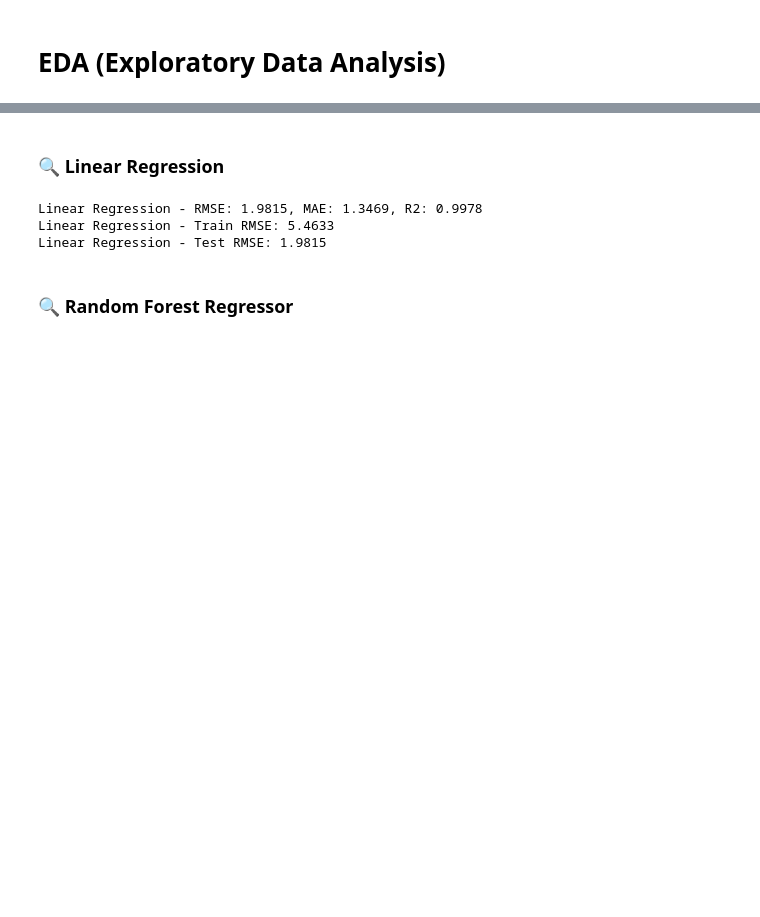
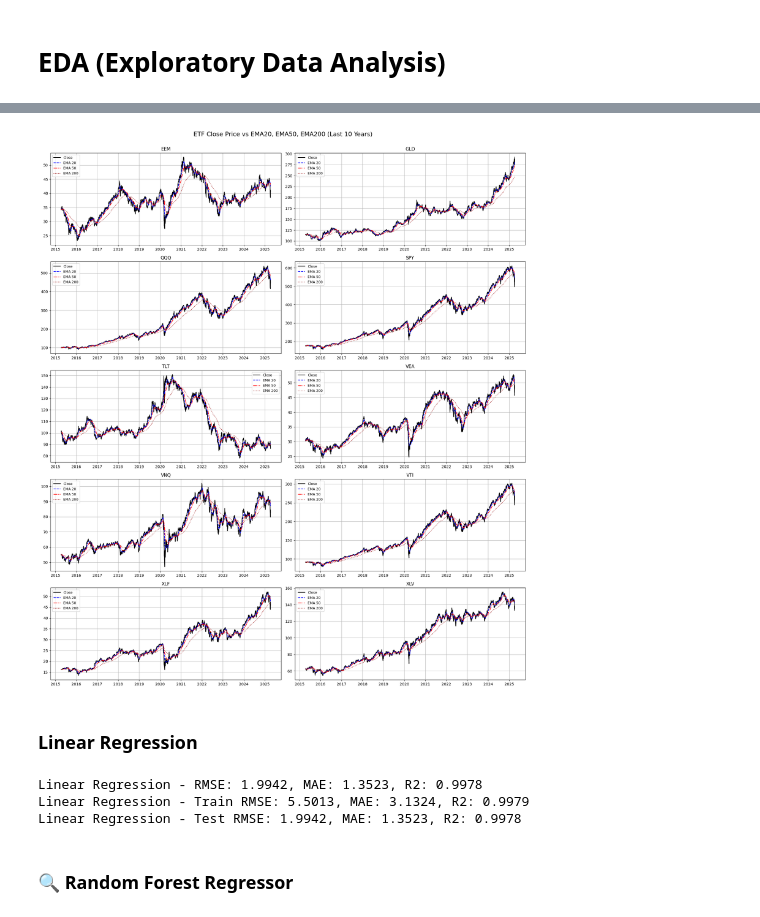
Before and after one commit to GIJOE1003/3103ETF, a Jupyter notebook: Notebook1_Future_Price_Prediction_03th_April.ipynb, the cells around one changed output, grey strips where cells are left out. Drawn from its saved outputs; the diff is of its cells as text; code cells hidden in the pictures; blank space fills up the shorter version.

```diff
--- a/Notebook1_Future_Price_Prediction_03th_April.ipynb
+++ b/Notebook1_Future_Price_Prediction_03th_April.ipynb
@@ -239,3 +239,37 @@ plt.show()
+# %%
+import matplotlib.dates as mdates
+
+df['Date'] = pd.to_datetime(df['Date'])
+end_date = df['Date'].max()
+start_date = end_date - pd.DateOffset(years=10)
+
+
+df_10yr = df[(df['Date'] >= start_date) & (df['Date'] <= end_date)]
+etfs = sorted(df_10yr['Ticker'].unique())
+
+fig, axs = plt.subplots(nrows=5, ncols=2, figsize=(18, 20), sharex=False)
+axs = axs.flatten()
+
+for i, ticker in enumerate(etfs):
+    ax = axs[i]
+    df_ticker = df_10yr[df_10yr['Ticker'] == ticker].sort_values('Date')
+
+    ax.plot(df_ticker['Date'], df_ticker['Close'], label='Close', color='black')
+    ax.plot(df_ticker['Date'], df_ticker['EMA20'], label='EMA 20',color='blue', linestyle='--')
+    ax.plot(df_ticker['Date'], df_ticker['EMA50'], label='EMA 50', color = 'red',linestyle='-.')
+    ax.plot(df_ticker['Date'], df_ticker['EMA200'], label='EMA 200',color ='brown', linestyle=':')
+
+    ax.set_title(f'{ticker}', fontsize=12)
+    ax.grid(True)
+    ax.legend(fontsize=9)
+    ax.xaxis.set_major_locator(mdates.YearLocator())
+    ax.xaxis.set_major_formatter(mdates.DateFormatter('%Y'))
+
+plt.tight_layout()
+fig.suptitle("ETF Close Price vs EMA20, EMA50, EMA200 (Last 10 Years)", fontsize=16, y=1.02)
+plt.show()
+# %% [output]
+[figure, added]
 # %%
 
 # Basic features
@@ -254,7 +288,7 @@ X_scaled = scaler.fit_transform(X)
 
 X_train, X_test, y_train, y_test = train_test_split(X_scaled, y, test_size=0.2, shuffle=False)
 # %% [markdown]
-### 🔍 Linear Regression
+### Linear Regression
 # %%
 
 lr = LinearRegression()
@@ -267,13 +301,15 @@ r2_lr = r2_score(y_test, y_pred_lr)
 print(f"Linear Regression - RMSE: {rmse_lr:.4f}, MAE: {mae_lr:.4f}, R2: {r2_lr:.4f}")
 
 rmse_lr_train = np.sqrt(mean_squared_error(y_train, lr.predict(X_train)))
+mae_lr_train = mean_absolute_error(y_train, lr.predict(X_train))
+r2_lr_train = r2_score(y_train, lr.predict(X_train))
 
-print(f"Linear Regression - Train RMSE: {rmse_lr_train:.4f}")
-print (f"Linear Regression - Test RMSE: {rmse_lr:.4f}")
+print(f"Linear Regression - Train RMSE: {rmse_lr_train:.4f}, MAE: {mae_lr_train:.4f}, R2: {r2_lr_train:.4f}")
+print (f"Linear Regression - Test RMSE: {rmse_lr:.4f}, MAE: {mae_lr:.4f}, R2: {r2_lr:.4f}")
 # %% [output]
-Linear Regression - RMSE: 1.9815, MAE: 1.3469, R2: 0.9978
-Linear Regression - Train RMSE: 5.4633
-Linear Regression - Test RMSE: 1.9815
+Linear Regression - RMSE: 1.9942, MAE: 1.3523, R2: 0.9978
+Linear Regression - Train RMSE: 5.5013, MAE: 3.1324, R2: 0.9979
+Linear Regression - Test RMSE: 1.9942, MAE: 1.3523, R2: 0.9978
 # %% [markdown]
 ### 🔍 Random Forest Regressor
 # %%
```
Also changed, not shown: parts of 11 cells of this notebook.
